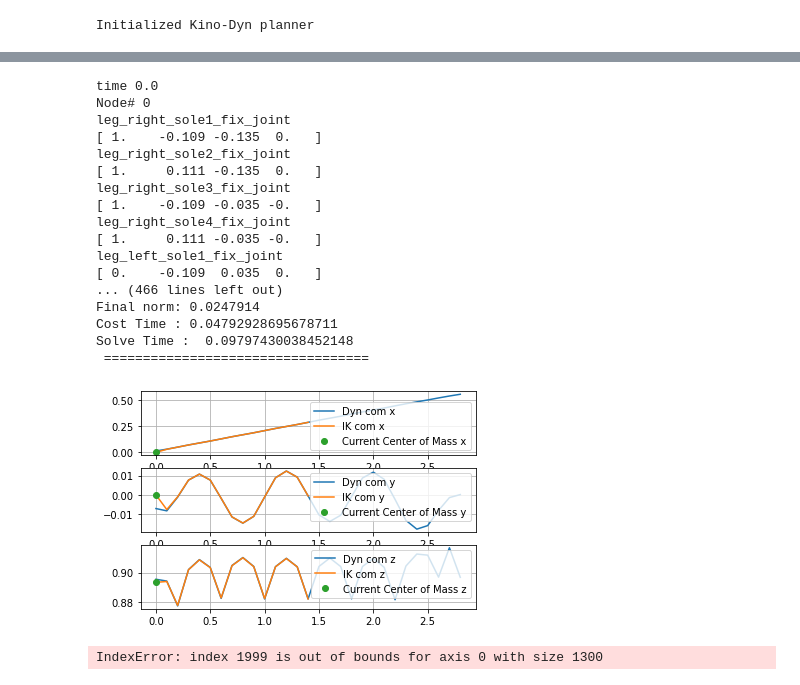
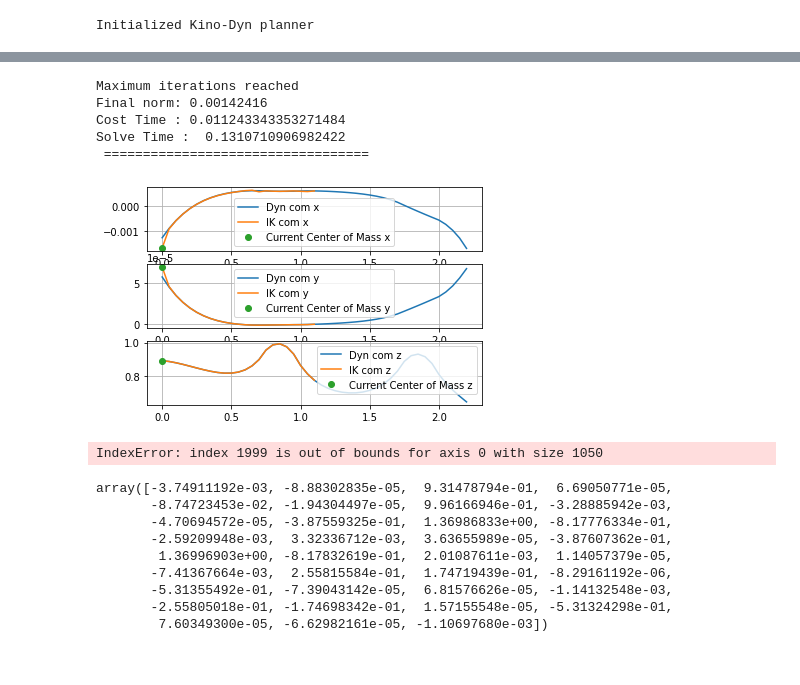
Before and after one commit to machines-in-motion/biconvex_mpc, a Jupyter notebook: examples/talos_test.ipynb, the cells around one changed output, grey strips where cells are left out. Saved outputs shown, nothing was run; the diff lists cells and outputs as text; code cells hidden in the pictures.

Commit message:
working on jump

```diff
--- a/examples/talos_test.ipynb
+++ b/examples/talos_test.ipynb
@@ -98,7 +99,7 @@ walk.kd = np.array(2*[5e1,5e1,5e1,2e1,1e1,1e1] +
               4*[5e0,] + 3*[1e-1,] +
               4*[5e0,] + 3*[1e0,])
 # %%
-gg.update_gait_params(walk, 0)
+gg.update_gait_params(jump, 0)
 # %% [output]
 Initialized Kino-Dyn planner
 # %%
@@ -108,40 +109,40 @@ viz.viewer.jupyter_cell()
 # %%
 sim_t = 0.0
 sim_dt = 0.001
 index = 0
 pln_ctr = 0
 q = q0
 v = v0
 
-for o in range(2):
+for o in range(1):
     xs, us, f = gg.optimize(q, v, sim_t, v_des, w_des)
     gg.plot(q, v)
     for ind in range(len(xs)):
         viz.display(xs[ind][:robot.model.nq])
-        time.sleep(0.001)
+#         time.sleep(0.001)
     sim_t += plan_freq
     q = xs[int(plan_freq/sim_dt)-1][0:pin_robot.model.nq].copy()
     v = xs[int(plan_freq/sim_dt)-1][pin_robot.model.nq:].copy()
 # %% [output]
-time 0.0
-Node# 0
-leg_right_sole1_fix_joint
-[ 1.    -0.109 -0.135  0.   ]
-leg_right_sole2_fix_joint
-[ 1.     0.111 -0.135  0.   ]
-leg_right_sole3_fix_joint
-[ 1.    -0.109 -0.035 -0.   ]
-leg_right_sole4_fix_joint
-[ 1.     0.111 -0.035 -0.   ]
-leg_left_sole1_fix_joint
-[ 0.    -0.109  0.035  0.   ]
-... (466 lines left out)
-Final norm: 0.0247914
-Cost Time : 0.04792928695678711
-Solve Time :  0.09797430038452148
+Maximum iterations reached
+Final norm: 0.00142416
+Cost Time : 0.011243343353271484
+Solve Time :  0.1310710906982422
  ==================================
-[figure, old version]
+[figure, new version]
-IndexError: index 1999 is out of bounds for axis 0 with size 1300
+IndexError: index 1999 is out of bounds for axis 0 with size 1050
+# %%
+q
+# %% [output]
+array([-3.74911192e-03, -8.88302835e-05,  9.31478794e-01,  6.69050771e-05,
+       -8.74723453e-02, -1.94304497e-05,  9.96166946e-01, -3.28885942e-03,
+       -4.70694572e-05, -3.87559325e-01,  1.36986833e+00, -8.17776334e-01,
+       -2.59209948e-03,  3.32336712e-03,  3.63655989e-05, -3.87607362e-01,
+        1.36996903e+00, -8.17832619e-01,  2.01087611e-03,  1.14057379e-05,
+       -7.41367664e-03,  2.55815584e-01,  1.74719439e-01, -8.29161192e-06,
+       -5.31355492e-01, -7.39043142e-05,  6.81576626e-05, -1.14132548e-03,
+       -2.55805018e-01, -1.74698342e-01,  1.57155548e-05, -5.31324298e-01,
+        7.60349300e-05, -6.62982161e-05, -1.10697680e-03])
 # %%
 i = 0
 for names in rmodel.names[2:]:
```
Also changed, not shown: parts of 7 cells of this notebook, 3 other files.
